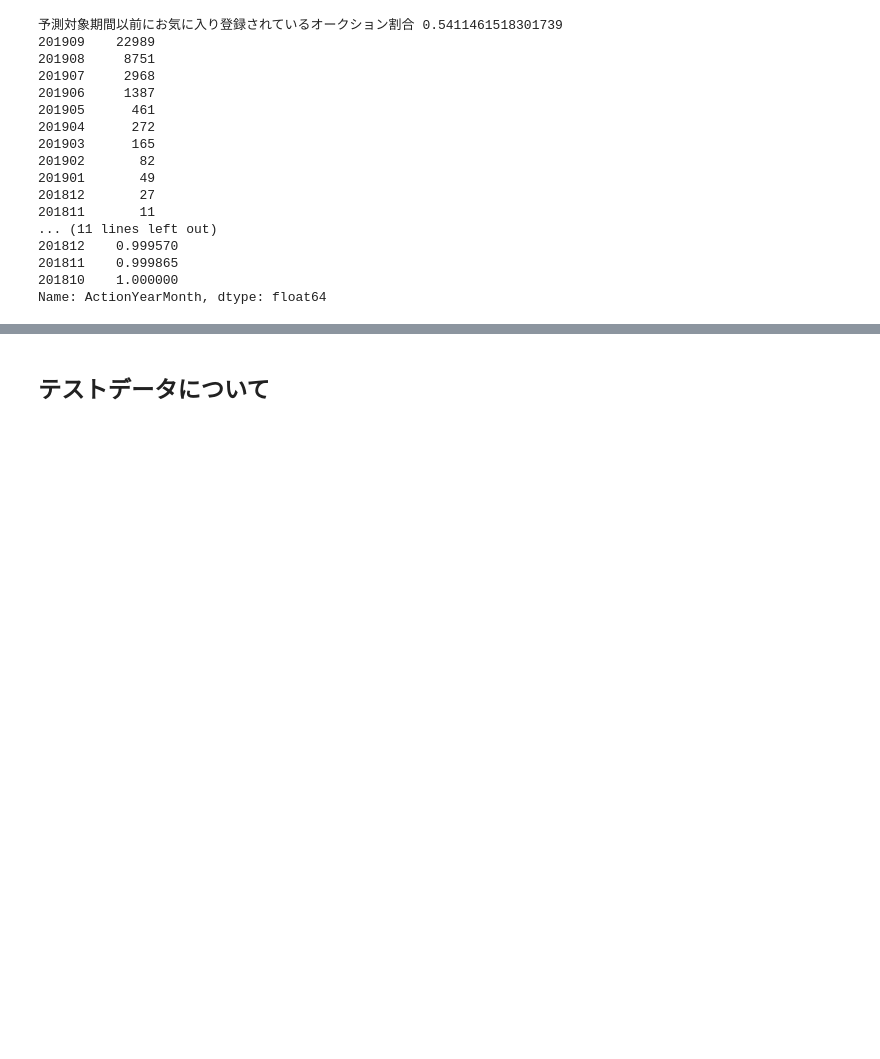
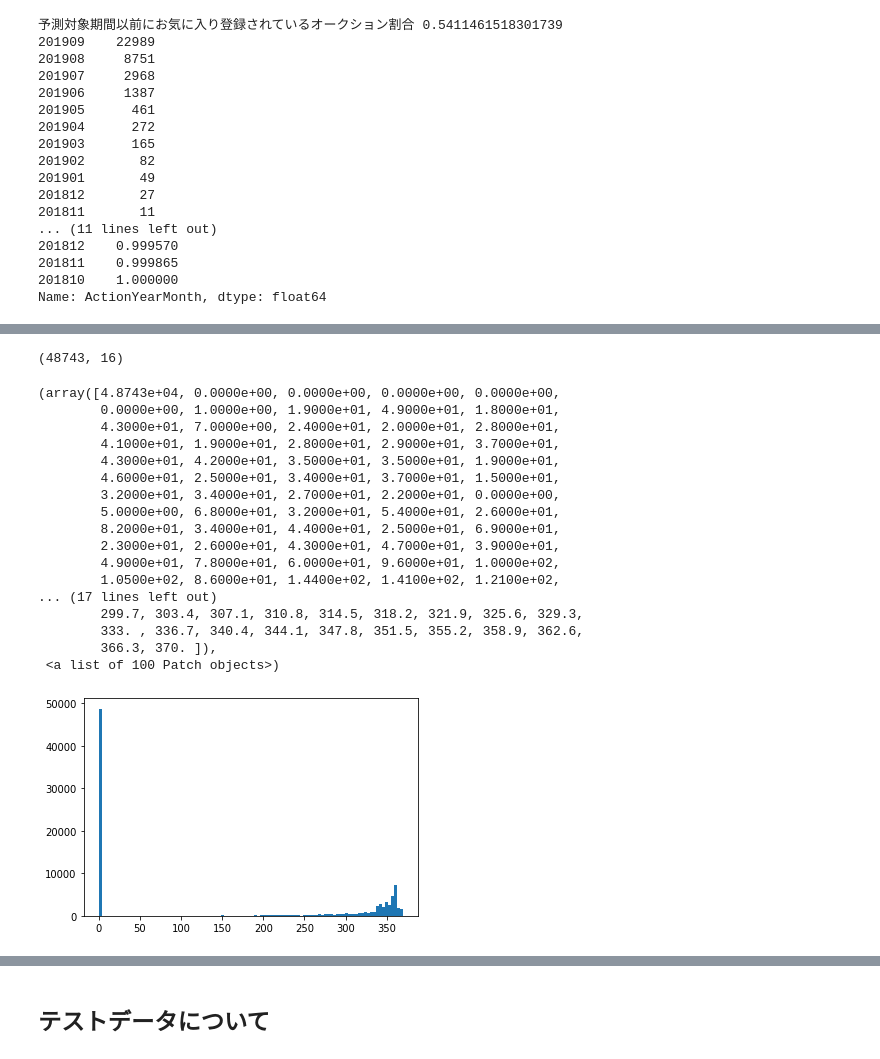
Before and after one commit to nobububi/Brandear, a Jupyter notebook: eda_rules.ipynb, the cells around one changed output, grey strips where cells are left out. Drawn from its saved outputs; the diff is of its cells as text; code cells hidden in the pictures; blank space fills up the shorter version.

```diff
--- a/eda_rules.ipynb
+++ b/eda_rules.ipynb
@@ -464,0 +744,24 @@ print("カバー割合 : ", target_auctions.merge(auc_cand, on="AuctionID", how=
+# %%
+vs_targets = extract_target_actions(watch, bid, dset_to_period["valid_for_sub"])
+print(vs_targets.merge(auction, on="AuctionID").query("SaishuppinKaisuu == 0").shape)
+plt.hist(vs_targets.merge(auction, on="AuctionID")["SaishuppinKaisuu"], bins=100)
+# %% [output]
+(48743, 16)
+(array([4.8743e+04, 0.0000e+00, 0.0000e+00, 0.0000e+00, 0.0000e+00,
+        0.0000e+00, 1.0000e+00, 1.9000e+01, 4.9000e+01, 1.8000e+01,
+        4.3000e+01, 7.0000e+00, 2.4000e+01, 2.0000e+01, 2.8000e+01,
+        4.1000e+01, 1.9000e+01, 2.8000e+01, 2.9000e+01, 3.7000e+01,
+        4.3000e+01, 4.2000e+01, 3.5000e+01, 3.5000e+01, 1.9000e+01,
+        4.6000e+01, 2.5000e+01, 3.4000e+01, 3.7000e+01, 1.5000e+01,
+        3.2000e+01, 3.4000e+01, 2.7000e+01, 2.2000e+01, 0.0000e+00,
+        5.0000e+00, 6.8000e+01, 3.2000e+01, 5.4000e+01, 2.6000e+01,
+        8.2000e+01, 3.4000e+01, 4.4000e+01, 2.5000e+01, 6.9000e+01,
+        2.3000e+01, 2.6000e+01, 4.3000e+01, 4.7000e+01, 3.9000e+01,
+        4.9000e+01, 7.8000e+01, 6.0000e+01, 9.6000e+01, 1.0000e+02,
+        1.0500e+02, 8.6000e+01, 1.4400e+02, 1.4100e+02, 1.2100e+02,
+... (17 lines left out)
+        299.7, 303.4, 307.1, 310.8, 314.5, 318.2, 321.9, 325.6, 329.3,
+        333. , 336.7, 340.4, 344.1, 347.8, 351.5, 355.2, 358.9, 362.6,
+        366.3, 370. ]),
+ <a list of 100 Patch objects>)
+[figure, added]
```
Also changed, not shown: parts of 21 cells of this notebook, 9 other files.
